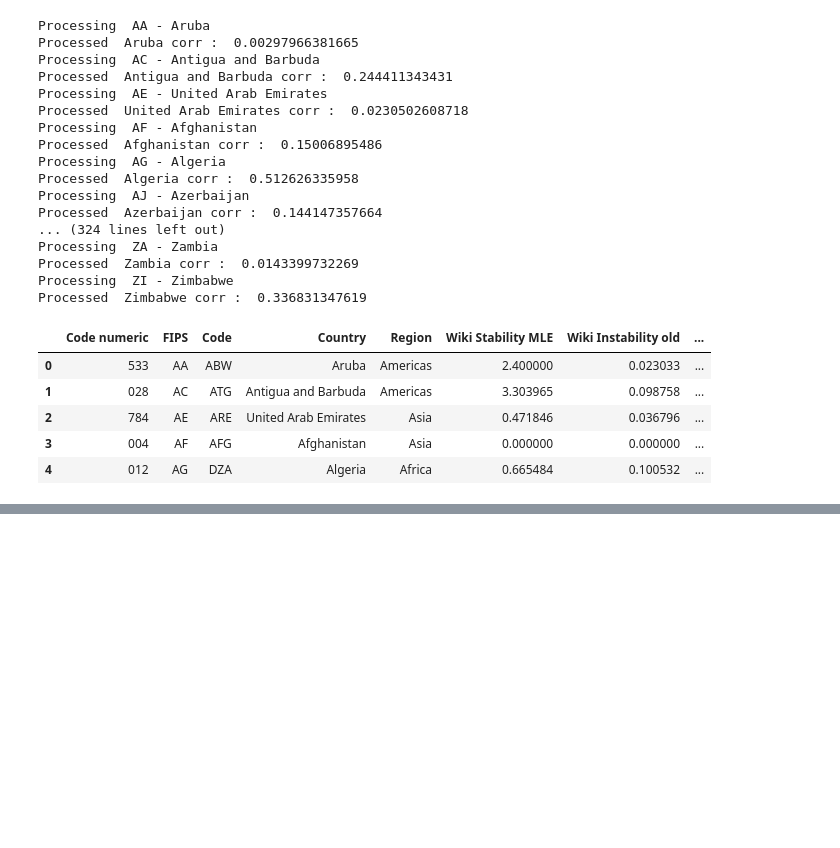
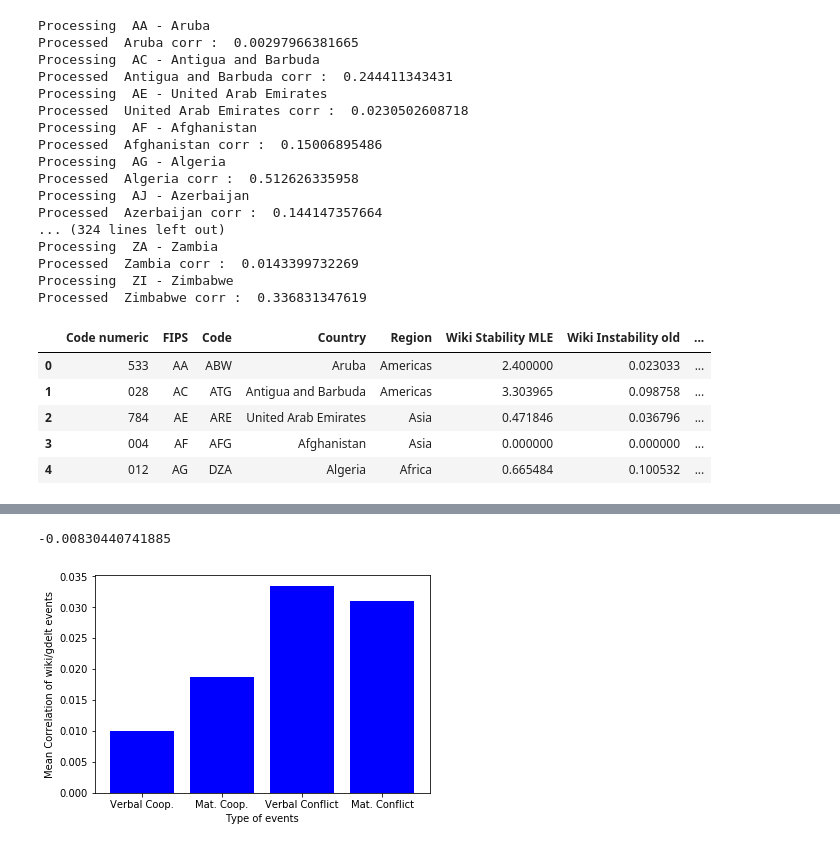
Before and after one commit to Amaumaury/ada-2017, a Jupyter notebook: project/GDELT_auto_event_analysis.ipynb, the cells around one changed output, grey strips where cells are left out. Drawn from its saved outputs; the diff is of its cells as text; code cells hidden in the pictures; blank space fills up the shorter version.

```diff
--- a/project/GDELT_auto_event_analysis.ipynb
+++ b/project/GDELT_auto_event_analysis.ipynb
@@ -41,15 +41,15 @@ gd1 = gdelt.gdelt(version=1)
 for i in range(11, 18):
     print('year : ', i , 1)
     results = gd1.Search(['20'+str(i)+' January 01','20'+str(i)+' May 01'],table='events')
-    cols_to_keep = ['SQLDATE','ActionGeo_CountryCode','ActionGeo_Type' ]
+    cols_to_keep = ['SQLDATE','ActionGeo_CountryCode','QuadClass' ]
     results = results[cols_to_keep]
-    pd.to_pickle(results, 'gdelt_filtered_20'+str(i)+'_1.pckl')
+    pd.to_pickle(results, 'gdelt_filtered_QuadClass_20'+str(i)+'_1.pckl')
     del results
     gc.collect()
     print('year : ', i , 2)
     results = gd1.Search(['20'+str(i)+' May 01','20'+str(i)+' August 01'],table='events')
     results = results[cols_to_keep]
-    pd.to_pickle(results, 'gdelt_filtered_20'+str(i)+'_2.pckl')
+    pd.to_pickle(results, 'gdelt_filtered_QuadClass_20'+str(i)+'_2.pckl')
     del results
     gc.collect()
     print('year : ', i , 3)
@@ -58,7 +58,7 @@ for i in range(11, 18):
     else:
         results = gd1.Search(['20'+str(i)+' August 01','20'+str(i)+' December 01'],table='events')
     results = results[cols_to_keep]
-    pd.to_pickle(results, 'gdelt_filtered_20'+str(i)+'_3.pckl')
+    pd.to_pickle(results, 'gdelt_filtered_QuadClass_20'+str(i)+'_3.pckl')
     del results
     gc.collect()
 # %% [markdown]
@@ -270,0 +450,3 @@ countries_data.head()
+# %%
+countries_data = pd.read_pickle('countries_data.pckl')
+countries_data
@@ -270,0 +556,19 @@ countries_data.head()
+# %%
+reg = 'Americas'
+v1= countries_data[countries_data['Internet users[k]']  < 10000]['Pearson Corr QuadClass1'].mean()
+v2= countries_data[countries_data['Internet users[k]']  < 10000]['Pearson Corr QuadClass2'].mean()
+v3= countries_data[countries_data['Internet users[k]']  < 10000]['Pearson Corr QuadClass3'].mean()
+v4= countries_data[countries_data['Internet users[k]']  < 10000]['Pearson Corr QuadClass4'].mean()
+corr_values = [v1,v2,v3,v4]
+minimum = np.min(corr_values)
+corr_values = np.array(corr_values) - minimum +0.01
+print(minimum)
+plt.clf()
+plt.bar(range(4), corr_values, color="blue")
+plt.xticks(range(4),['Verbal Coop.','Mat. Coop.','Verbal Conflict','Mat. Conflict'])
+plt.ylabel('Mean Correlation of wiki/gdelt events')
+plt.xlabel('Type of events')
+plt.show()
+# %% [output]
+-0.00830440741885
+[figure, added]
```
Also changed, not shown: parts of 21 cells of this notebook, 5 other files.
